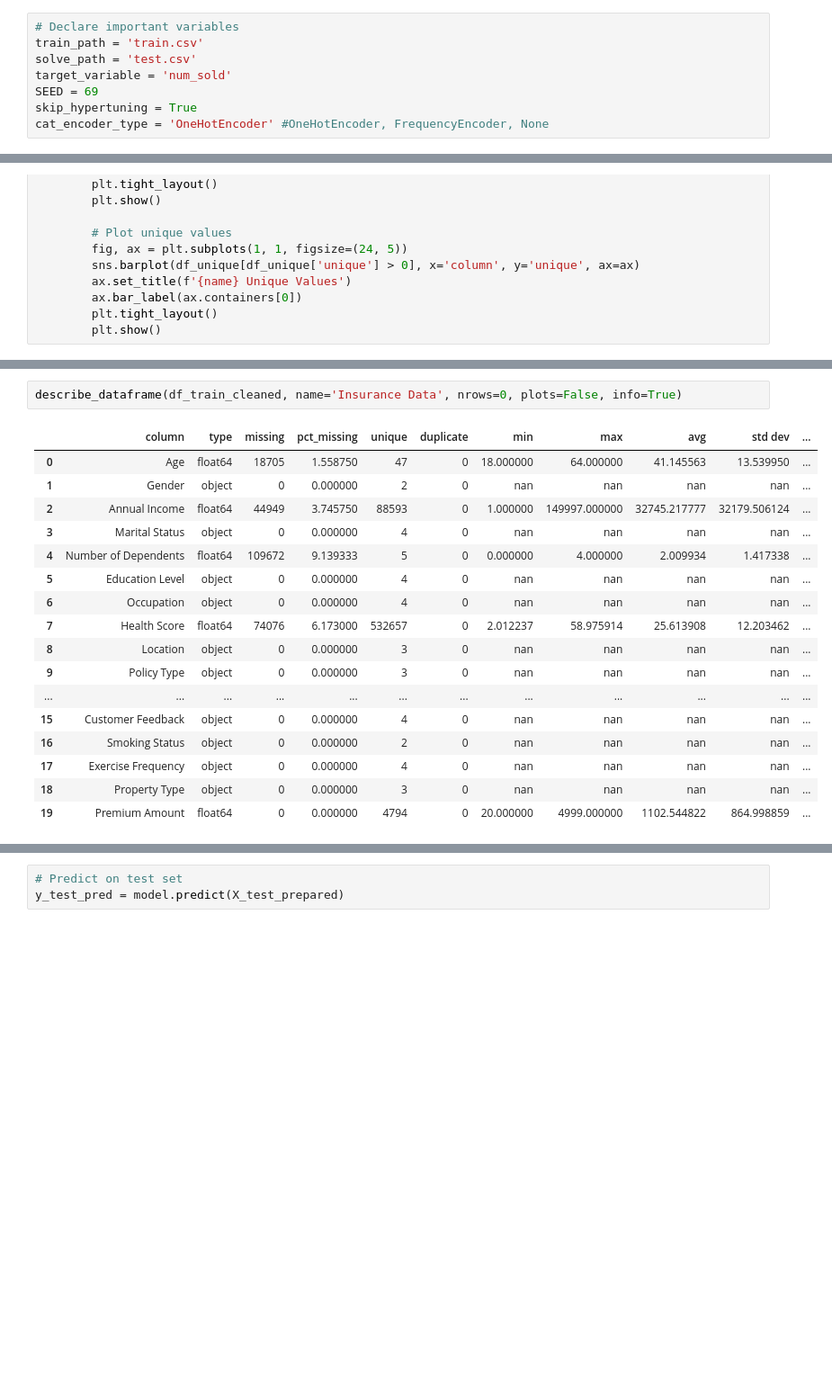
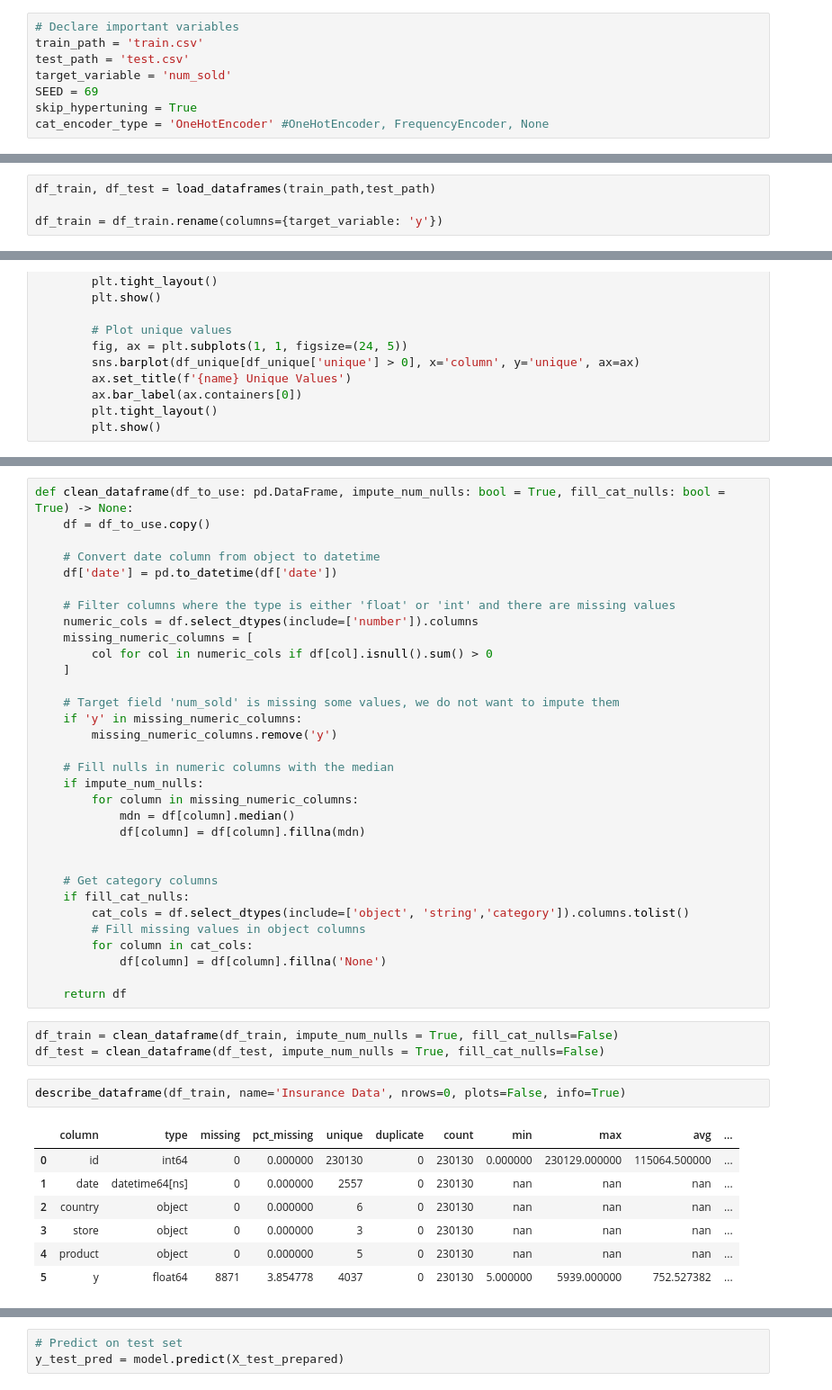
Before and after one commit to ZaneChodaniecky/Kaggle-Sticker, a Jupyter notebook: XGBoost.ipynb, the cells around one changed output, grey strips where cells are left out. Shown at 90% size. Cells and saved outputs as stored; diff of their text form; blank space fills up the shorter version.

```diff
--- a/XGBoost.ipynb
+++ b/XGBoost.ipynb
@@ -25,7 +41,7 @@ C:\Users\zanec\OneDrive\Documents\Python\Kaggle\Playground Series\s4e12 - Insura
 # %%
 # Declare important variables
 train_path = 'train.csv'
-solve_path = 'test.csv'
+test_path = 'test.csv'
 target_variable = 'num_sold'
 SEED = 69
 skip_hypertuning = True
@@ -97,0 +68,4 @@ def plot_kde_grid(df: pd.DataFrame, n_cols: int = 4, figsize: Tuple[int, int] =
+# %%
+df_train, df_test = load_dataframes(train_path,test_path)
+
+df_train = df_train.rename(columns={target_variable: 'y'})
@@ -251,20 +169,45 @@ describe_dataframe(df_train, name='Insurance Data', nrows=0, plots=False, info=T
+# %%
+def clean_dataframe(df_to_use: pd.DataFrame, impute_num_nulls: bool = True, fill_cat_nulls: bool = True) -> None:
+    df = df_to_use.copy()
+
+    # Convert date column from object to datetime
+    df['date'] = pd.to_datetime(df['date'])
+
+    # Filter columns where the type is either 'float' or 'int' and there are missing values
+    numeric_cols = df.select_dtypes(include=['number']).columns
+    missing_numeric_columns = [
+        col for col in numeric_cols if df[col].isnull().sum() > 0
+    ]
+
+    # Target field 'num_sold' is missing some values, we do not want to impute them
+    if 'y' in missing_numeric_columns:
+        missing_numeric_columns.remove('y')
+
+    # Fill nulls in numeric columns with the median
+    if impute_num_nulls:
+        for column in missing_numeric_columns:
+            mdn = df[column].median()
+            df[column] = df[column].fillna(mdn)
+
+
+    # Get category columns
+    if fill_cat_nulls:
+        cat_cols = df.select_dtypes(include=['object', 'string','category']).columns.tolist()
+        # Fill missing values in object columns
+        for column in cat_cols:
+            df[column] = df[column].fillna('None')
+
+    return df
+# %%
+df_train = clean_dataframe(df_train, impute_num_nulls = True, fill_cat_nulls=False)
+df_test = clean_dataframe(df_test, impute_num_nulls = True, fill_cat_nulls=False)
 # %%
-describe_dataframe(df_train_cleaned, name='Insurance Data', nrows=0, plots=False, info=True)
+describe_dataframe(df_train, name='Insurance Data', nrows=0, plots=False, info=True)
 # %% [output]
-|  | column | type | missing | pct_missing | unique | duplicate | min | max | avg | std dev | ... |
-| 0 | Age | float64 | 18705 | 1.558750 | 47 | 0 | 18.000000 | 64.000000 | 41.145563 | 13.539950 | ... |
-| 1 | Gender | object | 0 | 0.000000 | 2 | 0 | nan | nan | nan | nan | ... |
-| 2 | Annual Income | float64 | 44949 | 3.745750 | 88593 | 0 | 1.000000 | 149997.000000 | 32745.217777 | 32179.506124 | ... |
-| 3 | Marital Status | object | 0 | 0.000000 | 4 | 0 | nan | nan | nan | nan | ... |
-| 4 | Number of Dependents | float64 | 109672 | 9.139333 | 5 | 0 | 0.000000 | 4.000000 | 2.009934 | 1.417338 | ... |
-| 5 | Education Level | object | 0 | 0.000000 | 4 | 0 | nan | nan | nan | nan | ... |
-| 6 | Occupation | object | 0 | 0.000000 | 4 | 0 | nan | nan | nan | nan | ... |
-| 7 | Health Score | float64 | 74076 | 6.173000 | 532657 | 0 | 2.012237 | 58.975914 | 25.613908 | 12.203462 | ... |
-| 8 | Location | object | 0 | 0.000000 | 3 | 0 | nan | nan | nan | nan | ... |
-| 9 | Policy Type | object | 0 | 0.000000 | 3 | 0 | nan | nan | nan | nan | ... |
-| ... | ... | ... | ... | ... | ... | ... | ... | ... | ... | ... | ... |
-| 15 | Customer Feedback | object | 0 | 0.000000 | 4 | 0 | nan | nan | nan | nan | ... |
-| 16 | Smoking Status | object | 0 | 0.000000 | 2 | 0 | nan | nan | nan | nan | ... |
-| 17 | Exercise Frequency | object | 0 | 0.000000 | 4 | 0 | nan | nan | nan | nan | ... |
-| 18 | Property Type | object | 0 | 0.000000 | 3 | 0 | nan | nan | nan | nan | ... |
-| 19 | Premium Amount | float64 | 0 | 0.000000 | 4794 | 0 | 20.000000 | 4999.000000 | 1102.544822 | 864.998859 | ... |
+|  | column | type | missing | pct_missing | unique | duplicate | count | min | max | avg | ... |
+| 0 | id | int64 | 0 | 0.000000 | 230130 | 0 | 230130 | 0.000000 | 230129.000000 | 115064.500000 | ... |
+| 1 | date | datetime64[ns] | 0 | 0.000000 | 2557 | 0 | 230130 | nan | nan | nan | ... |
+| 2 | country | object | 0 | 0.000000 | 6 | 0 | 230130 | nan | nan | nan | ... |
+| 3 | store | object | 0 | 0.000000 | 3 | 0 | 230130 | nan | nan | nan | ... |
+| 4 | product | object | 0 | 0.000000 | 5 | 0 | 230130 | nan | nan | nan | ... |
+| 5 | y | float64 | 8871 | 3.854778 | 4037 | 0 | 230130 | 5.000000 | 5939.000000 | 752.527382 | ... |
```
Also changed, not shown: parts of 51 cells of this notebook.
